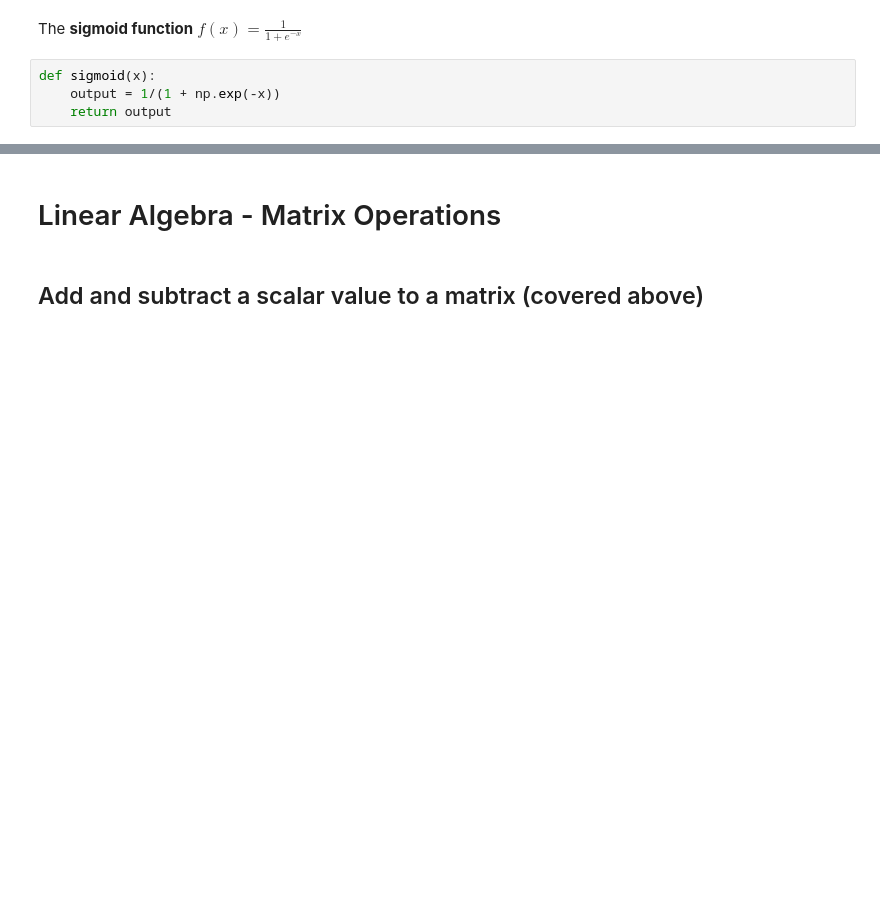
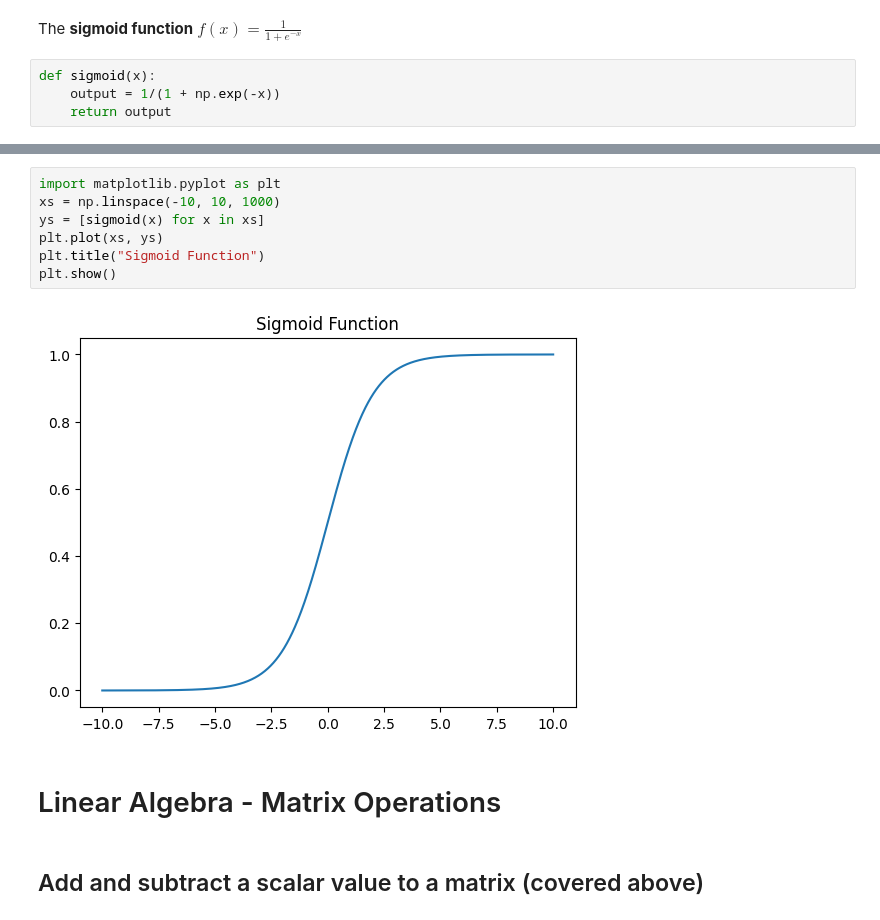
Before and after one commit to xiangshiyin/data-programming-with-python, a Jupyter notebook: 2023-summmer/2023-06-14/notebook/concept_and_code_demo.ipynb, the cells around one changed output, grey strips where cells are left out. Drawn from its saved outputs; the diff is of its cells as text; blank space fills up the shorter version.

```diff
--- a/2023-summmer/2023-06-14/notebook/concept_and_code_demo.ipynb
+++ b/2023-summmer/2023-06-14/notebook/concept_and_code_demo.ipynb
@@ -446,3 +812,12 @@ sigmoid(array)
+# %%
+import matplotlib.pyplot as plt
+xs = np.linspace(-10, 10, 1000)
+ys = [sigmoid(x) for x in xs]
+plt.plot(xs, ys)
+plt.title("Sigmoid Function")
+plt.show()
+# %% [output]
+[figure, added]
 # %% [markdown]
 # Linear Algebra - Matrix Operations
 # %% [markdown]
```
Also changed, not shown: parts of 174 cells of this notebook, 3 other files.
